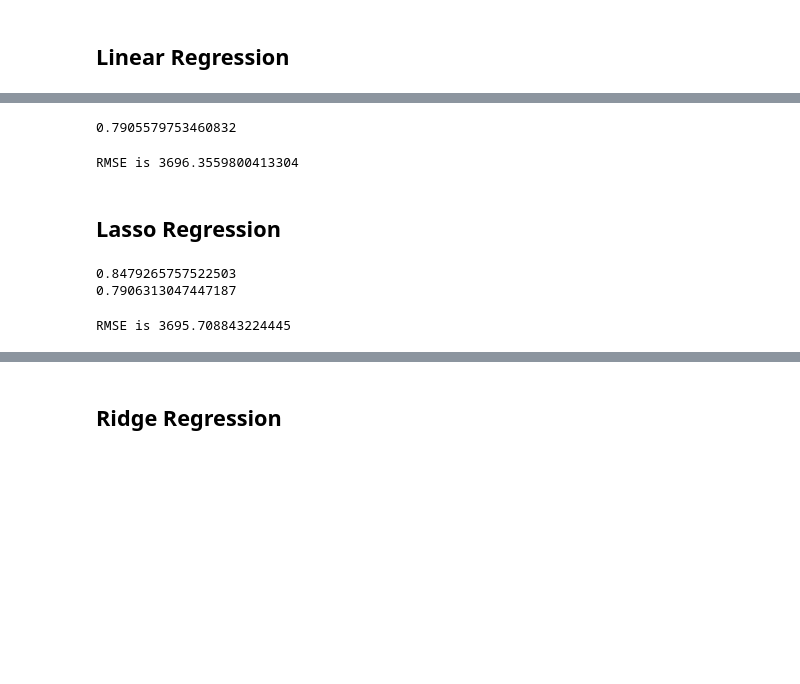
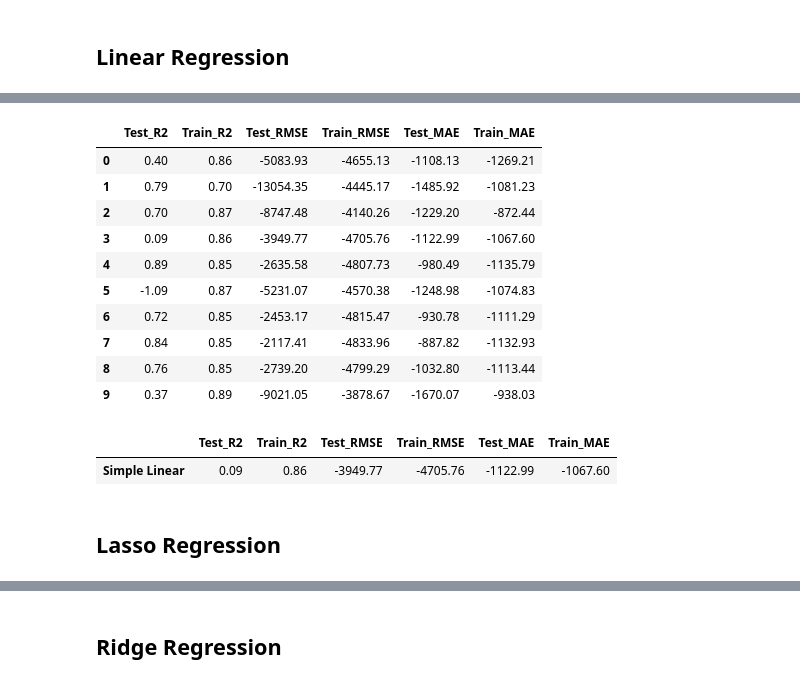
Before and after one commit to Prasad-Khedkar/TED-Talk-Views-Prediction, a Jupyter notebook: TED_Talk_Views_Prediction.ipynb, the cells around one changed output, grey strips where cells are left out. Cells and saved outputs as stored; diff of their text form; code cells hidden in the pictures; blank space fills up the shorter version.

```diff
--- a/TED_Talk_Views_Prediction.ipynb
+++ b/TED_Talk_Views_Prediction.ipynb
@@ -595,6 +596,4 @@ X_test = scaler.transform(X_test)
+# %%
+pd.set_option('display.float_format',lambda x: '%.2f' %x)
 # %% [markdown]
 ## Linear Regression
-# %%
-lr=LinearRegression()
-lr.fit(X_train,y_train)                                                          ## Fitting training data to Linear Regressor
-lr_pred = lr.predict(X_test)
@@ -607,12 +599,0 @@ print(lr.score(X_test,y_test))
-# %%
-r2_lr = r2_score(y_test, lr_pred)                                                ## Another Method to calculate R2 score
-r2_lr
-# %% [output]
-0.7905579753460832
-# %%
-mse = mean_squared_error(y_test, lr_pred)                                        ## RMSE Estimation
-rmse = np.sqrt(mse)
-
-print('RMSE is' , rmse)
-# %% [output]
-RMSE is 3696.3559800413304
@@ -618,0 +602,24 @@ RMSE is 3696.3559800413304
+# %%
+lr_score = cross_validate(lr,X_train,y_train,cv=10,scoring=['r2','neg_root_mean_squared_error','neg_mean_absolute_error'],return_train_score=True)
+# %%
+lr_df = pd.DataFrame(lr_score)
+lr_df = lr_df.rename(columns={'test_neg_root_mean_squared_error':'Test_RMSE',
+                     'train_neg_root_mean_squared_error':'Train_RMSE',
+                     'test_neg_mean_absolute_error':'Test_MAE',
+                     'train_neg_mean_absolute_error':'Train_MAE',
+                            'test_r2':'Test_R2','train_r2':'Train_R2'})
+lr_df.drop(columns=['fit_time','score_time'],inplace=True)
+# %%
+lr_df
+# %% [output]
+|  | Test_R2 | Train_R2 | Test_RMSE | Train_RMSE | Test_MAE | Train_MAE |
+| 0 | 0.40 | 0.86 | -5083.93 | -4655.13 | -1108.13 | -1269.21 |
+| 1 | 0.79 | 0.70 | -13054.35 | -4445.17 | -1485.92 | -1081.23 |
+| 2 | 0.70 | 0.87 | -8747.48 | -4140.26 | -1229.20 | -872.44 |
+| 3 | 0.09 | 0.86 | -3949.77 | -4705.76 | -1122.99 | -1067.60 |
+| 4 | 0.89 | 0.85 | -2635.58 | -4807.73 | -980.49 | -1135.79 |
+| 5 | -1.09 | 0.87 | -5231.07 | -4570.38 | -1248.98 | -1074.83 |
+| 6 | 0.72 | 0.85 | -2453.17 | -4815.47 | -930.78 | -1111.29 |
+| 7 | 0.84 | 0.85 | -2117.41 | -4833.96 | -887.82 | -1132.93 |
+| 8 | 0.76 | 0.85 | -2739.20 | -4799.29 | -1032.80 | -1113.44 |
+| 9 | 0.37 | 0.89 | -9021.05 | -3878.67 | -1670.07 | -938.03 |
@@ -619,2 +629,7 @@ RMSE is 3696.3559800413304
+# %%
+LR
+# %% [output]
+|  | Test_R2 | Train_R2 | Test_RMSE | Train_RMSE | Test_MAE | Train_MAE |
+| Simple Linear | 0.09 | 0.86 | -3949.77 | -4705.76 | -1122.99 | -1067.60 |
 # %% [markdown]
 ## Lasso Regression
@@ -625,13 +635,0 @@ ls_pred = ls.predict(X_test)
-# %%
-print(ls.score(X_train,y_train))                                                 ## Lasso Reg. Training Score
-print(ls.score(X_test,y_test))                                                   ## Lasso Reg. Test Score
-# %% [output]
-0.8479265757522503
-0.7906313047447187
-# %%
-mse = mean_squared_error(y_test, ls_pred)                                        ## RMSE Estimation
-rmse = np.sqrt(mse)
-
-print('RMSE is' , rmse)
-# %% [output]
-RMSE is 3695.708843224445
```
Also changed, not shown: parts of 75 cells of this notebook.
